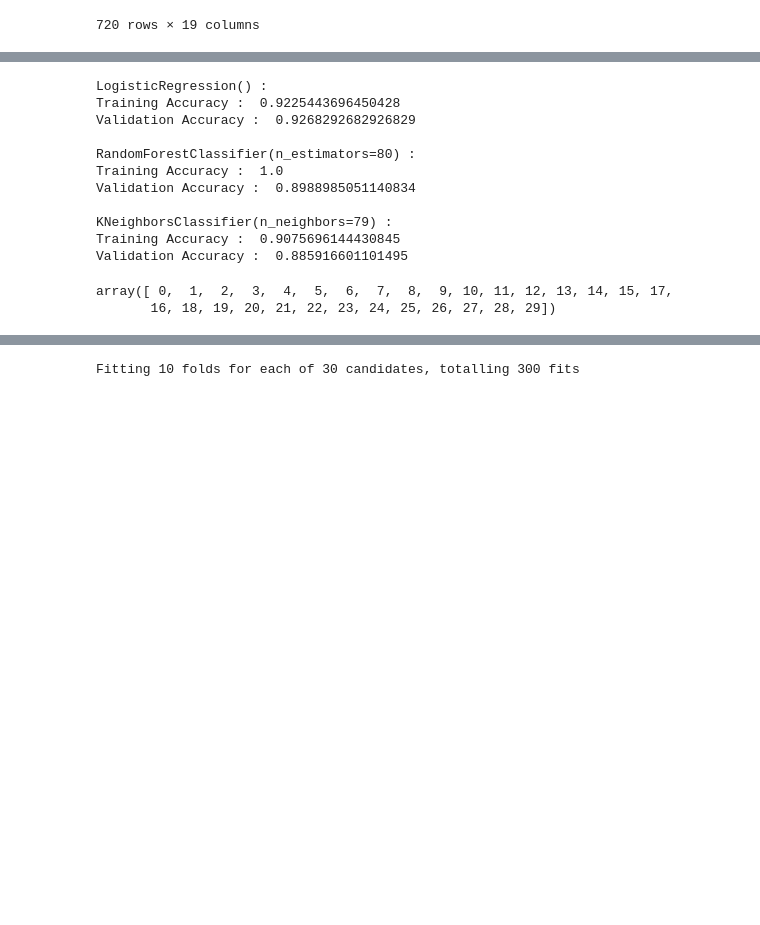
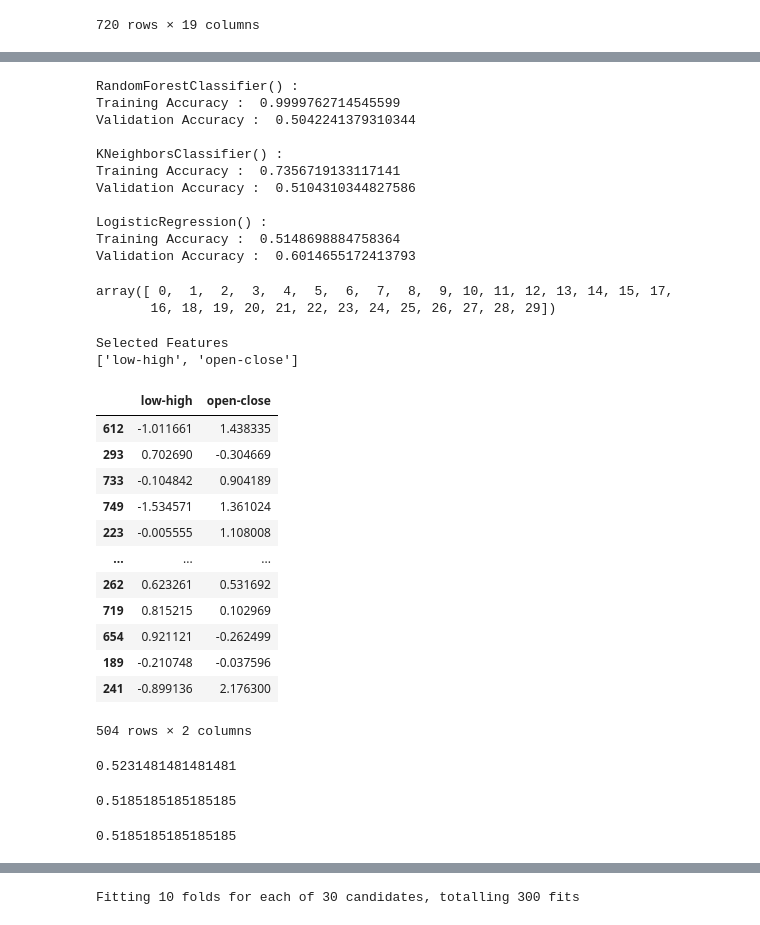
Before and after one commit to donikaSkenderbeut/machine-learning, a Jupyter notebook: Ex1/dow-jones.ipynb, the cells around one changed output, grey strips where cells are left out. Saved outputs shown, nothing was run; the diff lists cells and outputs as text; code cells hidden in the pictures; blank space fills up the shorter version.

```diff
--- a/Ex1/dow-jones.ipynb
+++ b/Ex1/dow-jones.ipynb
@@ -252,5 +252,5 @@ lgr = LogisticRegression(solver='liblinear')
 # %%
-models = [LogisticRegression(),RandomForestClassifier(n_estimators=80),KNeighborsClassifier(n_neighbors=79)]
+models = [ran,knn,lgr]
 
 for i in range(3):
   models[i].fit(X_train, Y_train)
@@ -262,17 +262,17 @@ for i in range(3):
     Y_valid, models[i].predict_proba(X_valid)[:,1]))
   print()
 # %% [output]
+RandomForestClassifier() :
+Training Accuracy :  0.9999762714545599
+Validation Accuracy :  0.5042241379310344
+
+KNeighborsClassifier() :
+Training Accuracy :  0.7356719133117141
+Validation Accuracy :  0.5104310344827586
+
 LogisticRegression() :
-Training Accuracy :  0.9225443696450428
-Validation Accuracy :  0.9268292682926829
-
-RandomForestClassifier(n_estimators=80) :
-Training Accuracy :  1.0
-Validation Accuracy :  0.8988985051140834
-
-KNeighborsClassifier(n_neighbors=79) :
-Training Accuracy :  0.9075696144430845
-Validation Accuracy :  0.885916601101495
+Training Accuracy :  0.5148698884758364
+Validation Accuracy :  0.6014655172413793
 # %%
 from sklearn import preprocessing
 
@@ -286,6 +286,63 @@ df1['stock'].unique()
 # %% [output]
 array([ 0,  1,  2,  3,  4,  5,  6,  7,  8,  9, 10, 11, 12, 13, 14, 15, 17,
        16, 18, 19, 20, 21, 22, 23, 24, 25, 26, 27, 28, 29])
+# %%
+def cor_selector(X, y, num_feats):
+    cor_list = []
+    feature_name = X.columns.tolist()
+    # calculate the correlation with y for each feature
+    for i in X.columns.tolist():
+        cor = np.corrcoef(X[i], y)[0, 1]
+        cor_list.append(cor)
+    # replace NaN with 0
+    cor_list = [0 if np.isnan(i) else i for i in cor_list]
+    # feature name
+    cor_feature = X.iloc[:,np.argsort(np.abs(cor_list))[-num_feats:]].columns.tolist()
+    # feature selection? 0 for not select, 1 for select
+    cor_support = [True if i in cor_feature else False for i in feature_name]
+    return cor_support, cor_feature
+
+corr_support, cor_feature = cor_selector(scaled_features_train, Y_train, 10)
+print("Selected Features")
+print(cor_feature)
+# %% [output]
+Selected Features
+['low-high', 'open-close']
+# %%
+X_train_corr = scaled_features_train[cor_feature]
+X_test_corr = scaled_features_test[cor_feature]
+X_train_corr
+# %% [output]
+|  | low-high | open-close |
+| 612 | -1.011661 | 1.438335 |
+| 293 | 0.702690 | -0.304669 |
+| 733 | -0.104842 | 0.904189 |
+| 749 | -1.534571 | 1.361024 |
+| 223 | -0.005555 | 1.108008 |
+| ... | ... | ... |
+| 262 | 0.623261 | 0.531692 |
+| 719 | 0.815215 | 0.102969 |
+| 654 | 0.921121 | -0.262499 |
+| 189 | -0.210748 | -0.037596 |
+| 241 | -0.899136 | 2.176300 |
+504 rows × 2 columns
+# %%
+knn_pred = knn.predict(X_valid)
+knn_pred
+accuracy_score(Y_valid, knn_pred)
+# %% [output]
+0.5231481481481481
+# %%
+ran_pred = ran.predict(X_valid)
+
+accuracy_score(Y_valid, ran_pred)
+# %% [output]
+0.5185185185185185
+# %%
+lgr_pred = ran.predict(X_valid)
+accuracy_score(Y_valid, lgr_pred)
+# %% [output]
+0.5185185185185185
 # %%
 from sklearn.tree import DecisionTreeClassifier
 from sklearn.naive_bayes import GaussianNB
```
Also changed, not shown: parts of 21 cells of this notebook, 3 other files.
